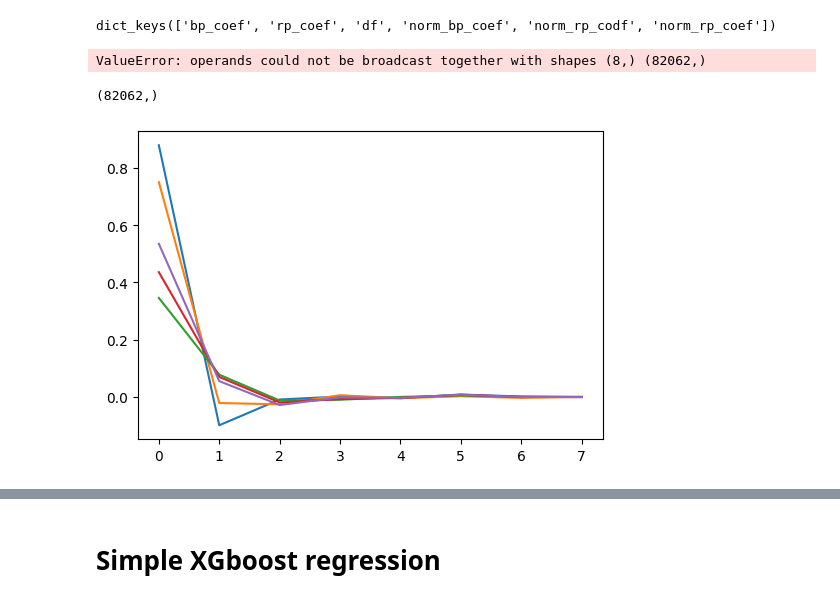
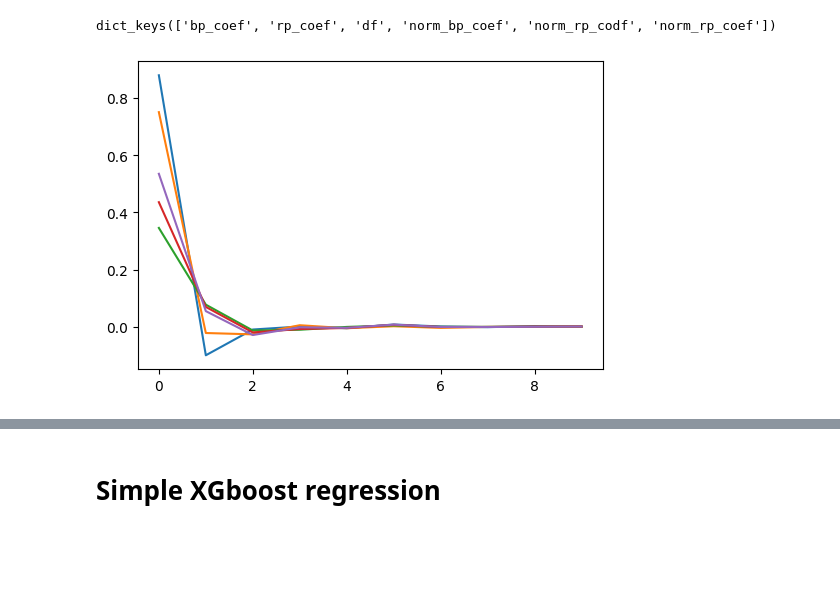
Before and after one commit to jiadonglee/aspgap, a Jupyter notebook: docs/gaiaXP.ipynb, the cells around one changed output, grey strips where cells are left out. Drawn from its saved outputs; the diff is of its cells as text; code cells hidden in the pictures; blank space fills up the shorter version.

```diff
--- a/docs/gaiaXP.ipynb
+++ b/docs/gaiaXP.ipynb
@@ -187,40 +195,32 @@ data_cont = np.load(data_dir+"ap17_xpcont_cut.npy", allow_pickle=True).item()
 data_cont.keys()
 # %% [output]
 dict_keys(['bp_coef', 'rp_coef', 'df', 'norm_bp_coef', 'norm_rp_codf', 'norm_rp_coef'])
-# %%
-data_cont['bp_coef'][i,:8]/norm
-# %% [output]
-ValueError: operands could not be broadcast together with shapes (8,) (82062,)
-# %%
-norm.shape
-# %% [output]
-(82062,)
 # %%
 idx_lst = [0, 10, 100, 1000, 10000]
 fig, ax = plt.subplots(1, 1, figsize=(6, 4))
 
 # from sklearn import preprocessing
 # scaler_bp = preprocessing.RobustScaler()
 # scaler_rp = preprocessing.RobustScaler()
 
 # scaler_bp.fit(bp_coef[mask])
 # scaler_rp.fit(rp_coef[mask])
 norm = data_cont['rp_coef'][:,0]
 for i,idx in enumerate(idx_lst):
     # yy_bp = scaler_bp.transform(bp_coef[mask])[idx]
     # yy_rp = scaler_bp.transform(rp_coef[mask])[idx]
     # print(yy_bp, yy_rp)
-    xx = np.arange(8)
+    xx = np.arange(10)
     ax.plot(
         xx,
-        data_cont['bp_coef'][i,:8]/norm[i]
+        data_cont['bp_coef'][i,:10]/norm[i]
         # np.log10(data_cont['bp_coef'][i,:8]+6*1e4),
     )
     # ax.plot(
     #     xx, np.log10(data_cont['rp_coef'][i,:8]+6*1e4),
     # )
 # %% [output]
-[figure, old version]
+[figure, new version]
 # %%
 from sklearn import preprocessing
 
```
Also changed, not shown: parts of 35 cells of this notebook, 8 other files.
